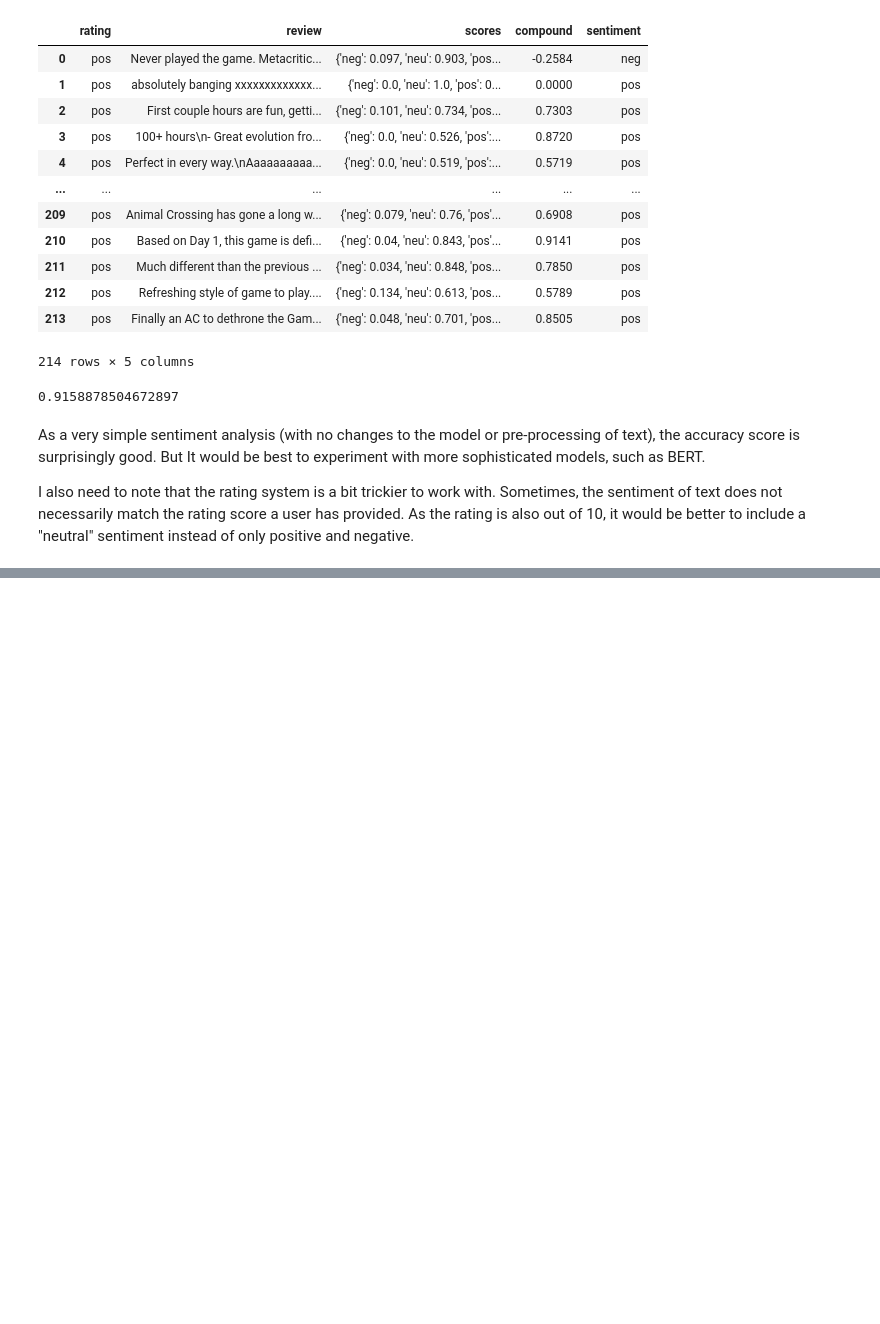
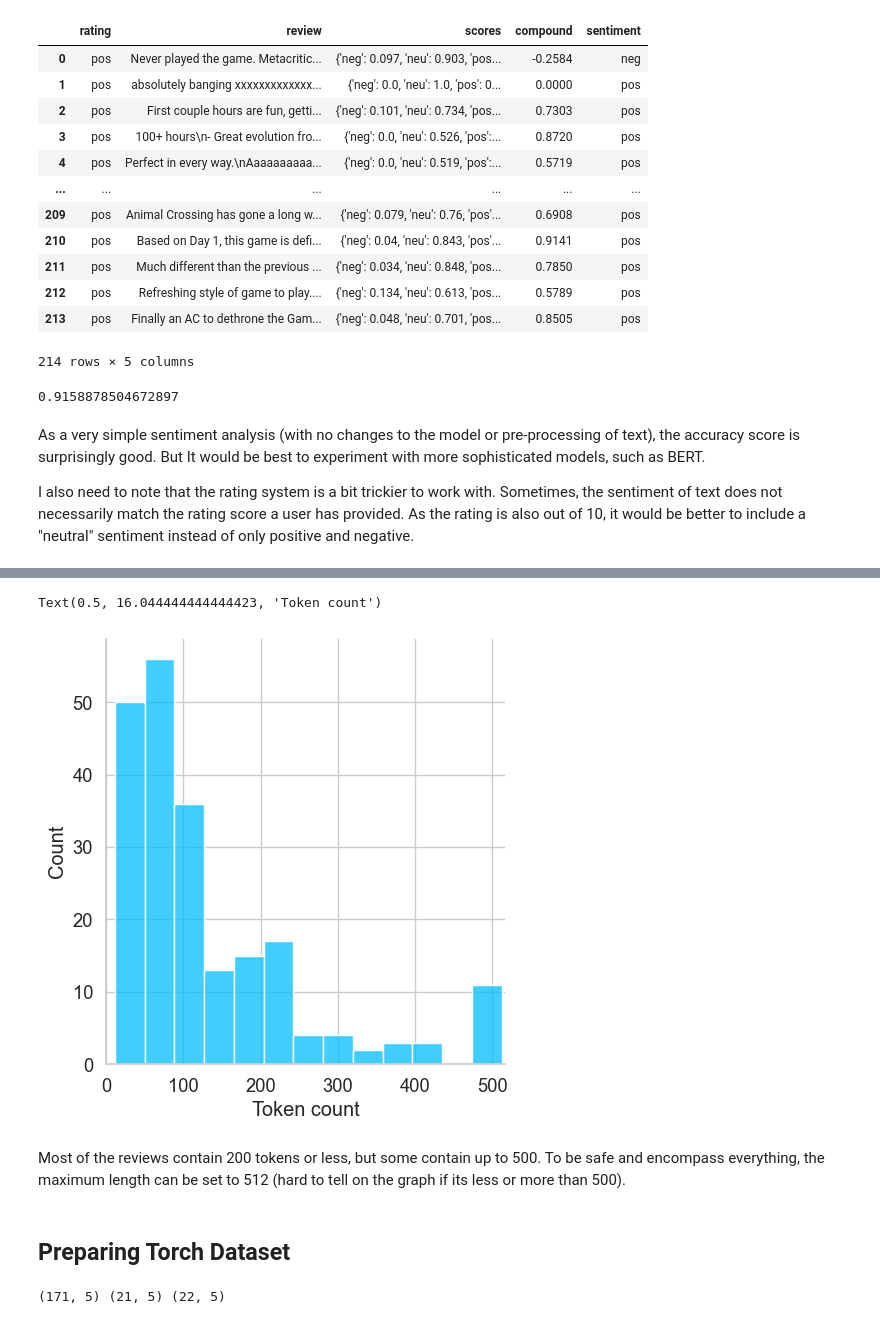
Before and after one commit to filleepa/webscraper, a Jupyter notebook: Textual_Analysis/sentimentanalysis.ipynb, the cells around one changed output, grey strips where cells are left out. Cells and saved outputs as stored; diff of their text form; code cells hidden in the pictures; blank space fills up the shorter version.

```diff
--- a/Textual_Analysis/sentimentanalysis.ipynb
+++ b/Textual_Analysis/sentimentanalysis.ipynb
@@ -152,0 +267,6 @@ I also need to note that the rating system is a bit trickier to work with. Somet
+# %%
+# setting the model name
+MODEL_NAME = "bert-base-cased"
+
+# BERT-based tokenizer
+tokenizer = BertTokenizer.from_pretrained(MODEL_NAME)
@@ -152,0 +295,9 @@ I also need to note that the rating system is a bit trickier to work with. Somet
+# %%
+sns.displot(token_lens)
+plt.xlim([0, 516]);
+plt.xlabel("Token count")
+# %% [output]
+Text(0.5, 16.044444444444423, 'Token count')
+[figure, added]
+# %% [markdown]
+Most of the reviews contain 200 tokens or less, but some contain up to 500. To be safe and encompass everything, the maximum length can be set to 512 (hard to tell on the graph if its less or more than 500).
@@ -152,0 +306,2 @@ I also need to note that the rating system is a bit trickier to work with. Somet
+# %% [markdown]
+## Preparing Torch Dataset
@@ -152,0 +344,8 @@ I also need to note that the rating system is a bit trickier to work with. Somet
+# %%
+# create an 80% training data, 10% test data set, and 10% validation data set
+df_train, df_test = train_test_split(df_NL, test_size=0.2, random_state=RANDOM_SEED)
+df_val, df_test = train_test_split(df_test, test_size=0.5, random_state=RANDOM_SEED)
+
+print(df_train.shape, df_val.shape, df_test.shape)
+# %% [output]
+(171, 5) (21, 5) (22, 5)
```
Also changed, not shown: parts of 30 cells of this notebook.
